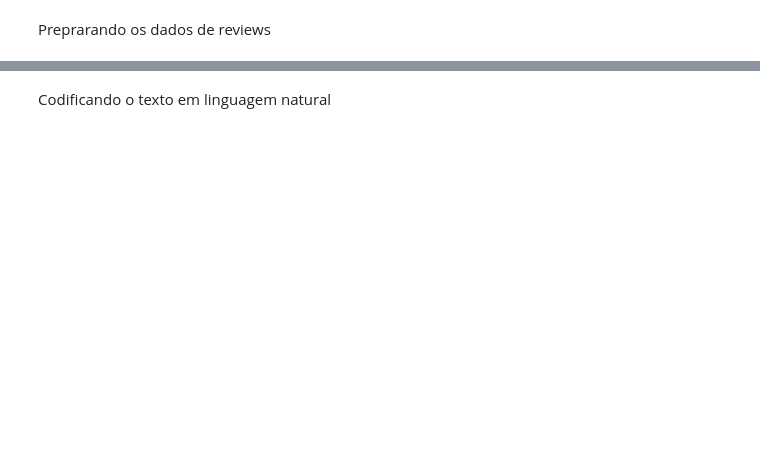
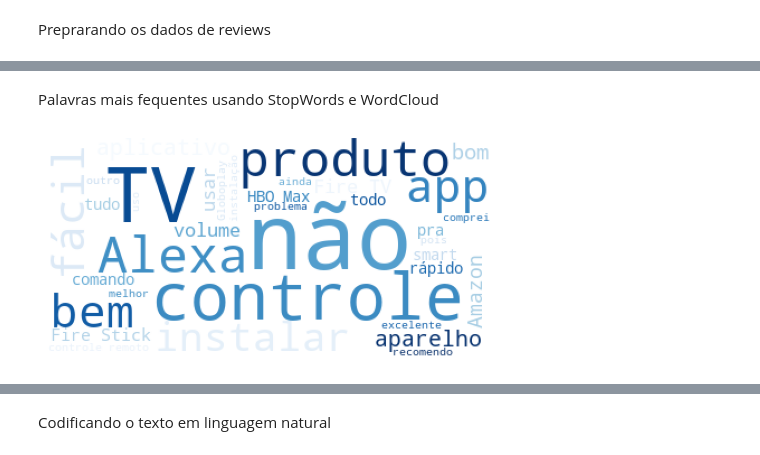
Before and after one commit to freitaasw/texto_sentimento, a Jupyter notebook: projeto.ipynb, the cells around one changed output, grey strips where cells are left out. Saved outputs shown, nothing was run; the diff lists cells and outputs as text; code cells hidden in the pictures; blank space fills up the shorter version.

```diff
--- a/projeto.ipynb
+++ b/projeto.ipynb
@@ -200,0 +259,41 @@ df.head()
+# %% [markdown]
+Palavras mais fequentes usando StopWords e WordCloud
+# %%
+# Definindo as StopWords
+stopwords  = ['de', 'a', 'o','que','e','do','da', 'em','um', 'para', 'é', 'com', 'uma',
+            'os', 'no', 'se', 'na', 'por', 'mais', 'as', 'dos', 'como', 'mas', 'foi', 'ao',
+            'ele', 'das', 'tem', 'à', 'seu', 'sua', 'ou', 'ser', 'quando', 'muito', 'há',
+            'nos', 'já', 'está', 'eu', 'também', 'só', 'pelo', 'pela', 'até', 'isso', 'ela',
+            'entre', 'era','depois', 'sem', 'mesmo', 'aos', 'ter', 'seus', 'quem', 'nas', 'me',
+            'esse', 'eles', 'estão', 'você', 'tinha', 'foram', 'essa', 'num', 'nem', 'suas',
+            'meu', 'às', 'minha', 'têm','numa', 'pelos', 'elas', 'havia', 'seja', 'qual', 'será',
+            'nós', 'tenho','lhe', 'deles', 'essas', 'esses', 'pelas', 'este', 'fosse', 'dele', 'tu',
+            'te', 'vocês', 'vos', 'lhes', 'meus','minhas','teu', 'tua','teus','tuas','nosso', 'nossa',
+            'nossos','nossas','dela','delas','esta' ,"estes ","estas ",'aquele',"aquela", "aqueles",
+            "aquelas","isto","aquilo" ,"estou","está","estamos","estão","estive","esteve","estivemos",
+            "estiveram","estava","estávamos","estavam","estivera","estivéramos","esteja","estejamos",
+            "estejam","estivesse","estivéssemos","estivessem","estiver","estivermos","estiverem",
+            "hei","há","havemos","hão","houve","houvemos","houveram","houvera","houvéramos","haja",
+            "hajamos","hajam","houvesse","houvéssemos","houvessem","houver",'houvermos','houverem',
+            'houverei','houverá','houveremos','houverão','houveria','houveríamos','houveriam','sou',
+            'somos','são','era','éramos','eram','fui','foi','fomos','foram','fora','fôramos','seja',
+            'sejamos','sejam','fosse','fôssemos','fossem','for','formos','forem','serei','será',
+            'seremos','serão','seria','seríamos','seriam','tenho','tem','temos','tém','tinha','tínhamos',
+            'tinham','tive','teve','tivemos','tiveram','tivera','tivéramos','tenha','tenhamos','tenham',
+            'tivesse','tivéssemos','tivessem','tiver','tivermos','tiverem','terei','terá','teremos',
+            'terão','teria','teríamos','teriam']
+# %%
+# Definindo função das nuvens de palavras
+def plot_wordcloud(review, cmap):
+    fig, ax = plt.subplots(figsize=(8, 6))
+    wc = WordCloud(max_words = 1000, background_color ='white', stopwords = stopwords,
+                   min_font_size = 10, colormap=cmap)
+    wc = wc.generate(review)
+    plt.axis('off')
+    plt.imshow(wc)
+# %%
+# word cloud nos reviews positivos
+pos_rev = ' '.join(df[df['Notas']==1]['controle_review_longo'].to_list()[:10000])
+plot_wordcloud(pos_rev, 'Blues')
+# %% [output]
+[figure, added]
```
Also changed, not shown: parts of 46 cells of this notebook.
